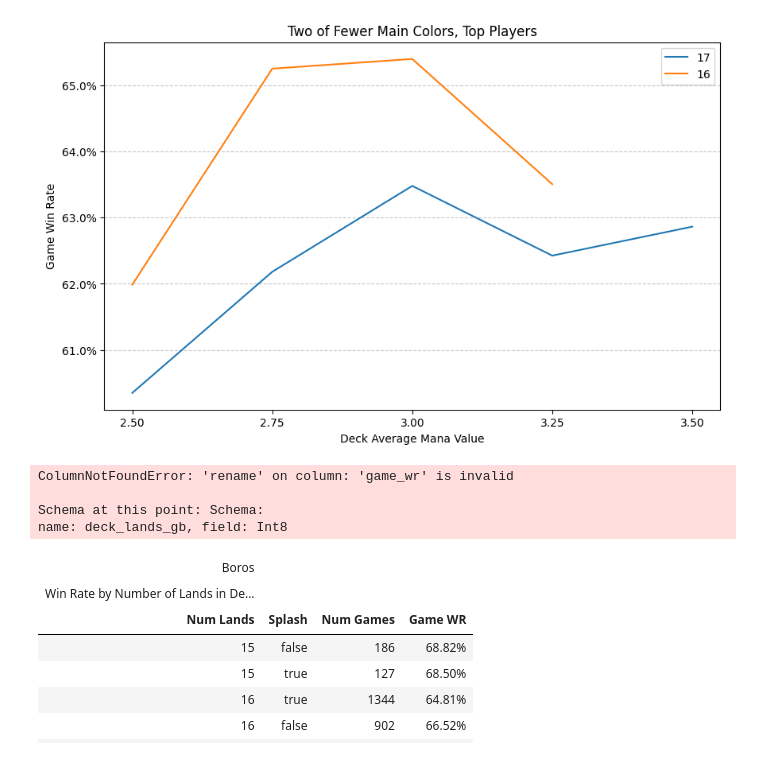
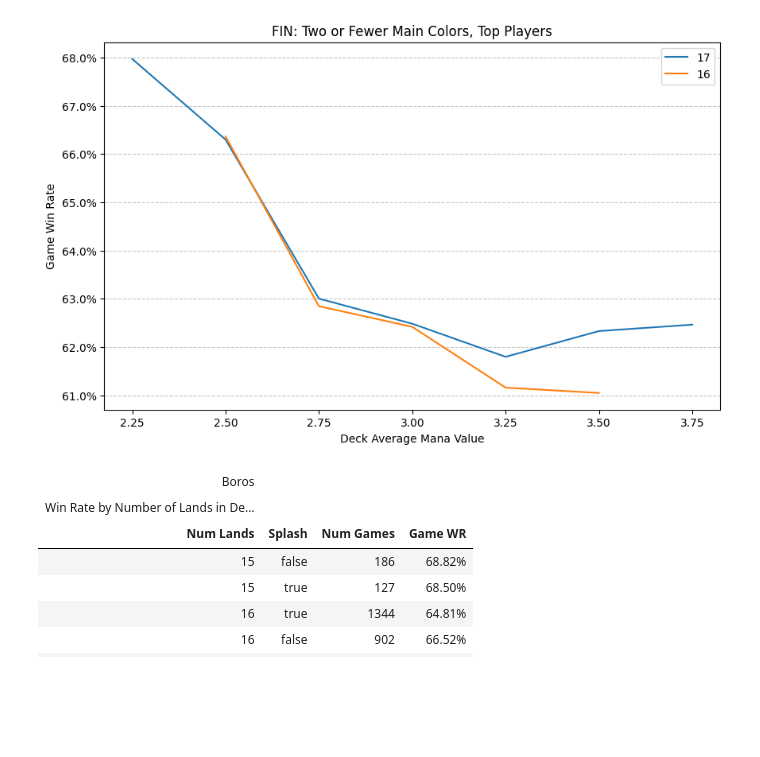
Before and after one commit to oelarnes/deq, a Jupyter notebook: nb/land-counts.ipynb, the cells around one changed output. Saved outputs shown, nothing was run; the diff lists cells and outputs as text; code cells hidden in the pictures; blank space fills up the shorter version.

```diff
--- a/nb/land-counts.ipynb
+++ b/nb/land-counts.ipynb
@@ -17,21 +18,25 @@ ext = {
      "deck_mv_class": ColSpec(col_type=ColType.GROUP_BY, expr=(pl.col("deck_mv_ratio") * 4).round() / 4)
 }
 # %%
+set_code="FIN"
+
 game_wr = (pl.col('num_won')/pl.col('num_games')).alias('game_wr')
 df = summon(
-    "TDM",
+    set_code,
     ["num_won", "num_games"],
-    group_by=["deck_lands_gb", "has_splash"],
+    group_by=["deck_lands_gb", "deck_mv_class"],
     extensions=ext,
     filter_spec={
         '$and':[
             {'lhs': 'num_colors', 'op': '<=', 'rhs': 2},
-            {'main_colors': 'WR'},
+            #{'main_colors': 'WR'},
             {'player_cohort': 'Top'},
-            {"lhs": "format_day", "op":">", "rhs": 6},
+            {"lhs": "format_day", "op":">=", "rhs": 1},
         ]
     }
 ).sort('num_games', descending=True)
+
+df = df.with_columns(game_wr)
 # %%
 group_df = df.drop('deck_mv_class').group_by('deck_lands_gb').sum()
 group_df = group_df.with_columns(game_wr).drop('num_won')
@@ -40,6 +43,6 @@ df = df.with_columns(game_wr)
 # %%
 pivot = df.filter(
-    pl.col('num_games') > 500).pivot(
+    pl.col('num_games') > 1000).pivot(
     on="deck_lands_gb",
     index="deck_mv_class",
     values="game_wr").sort(
@@ -48,16 +51,12 @@ pivot = df.filter(
 # %%
 line_plot(
     pivot,
-    title="Two of Fewer Main Colors, Top Players",
+    title=f"{set_code}: Two or Fewer Main Colors, Top Players",
     is_pct=True,
     y_label="Game Win Rate"
 )
 # %% [output]
-[figure, old version]
+[figure, new version]
-ColumnNotFoundError: 'rename' on column: 'game_wr' is invalid
-
-Schema at this point: Schema:
-name: deck_lands_gb, field: Int8
 # %%
 df = summon(
     "OTJ",
```
Also changed, not shown: parts of 2 cells of this notebook, 7 other files.
